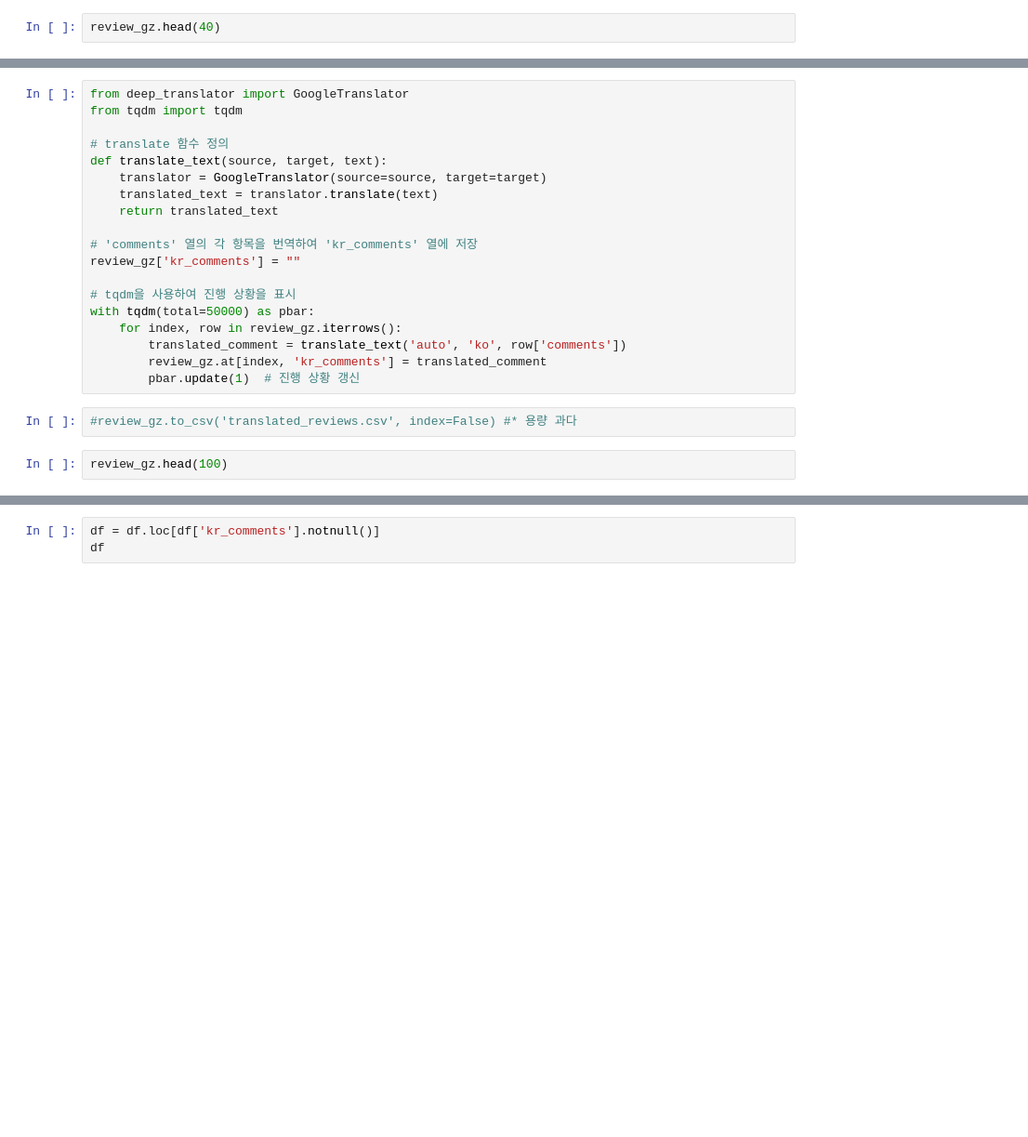
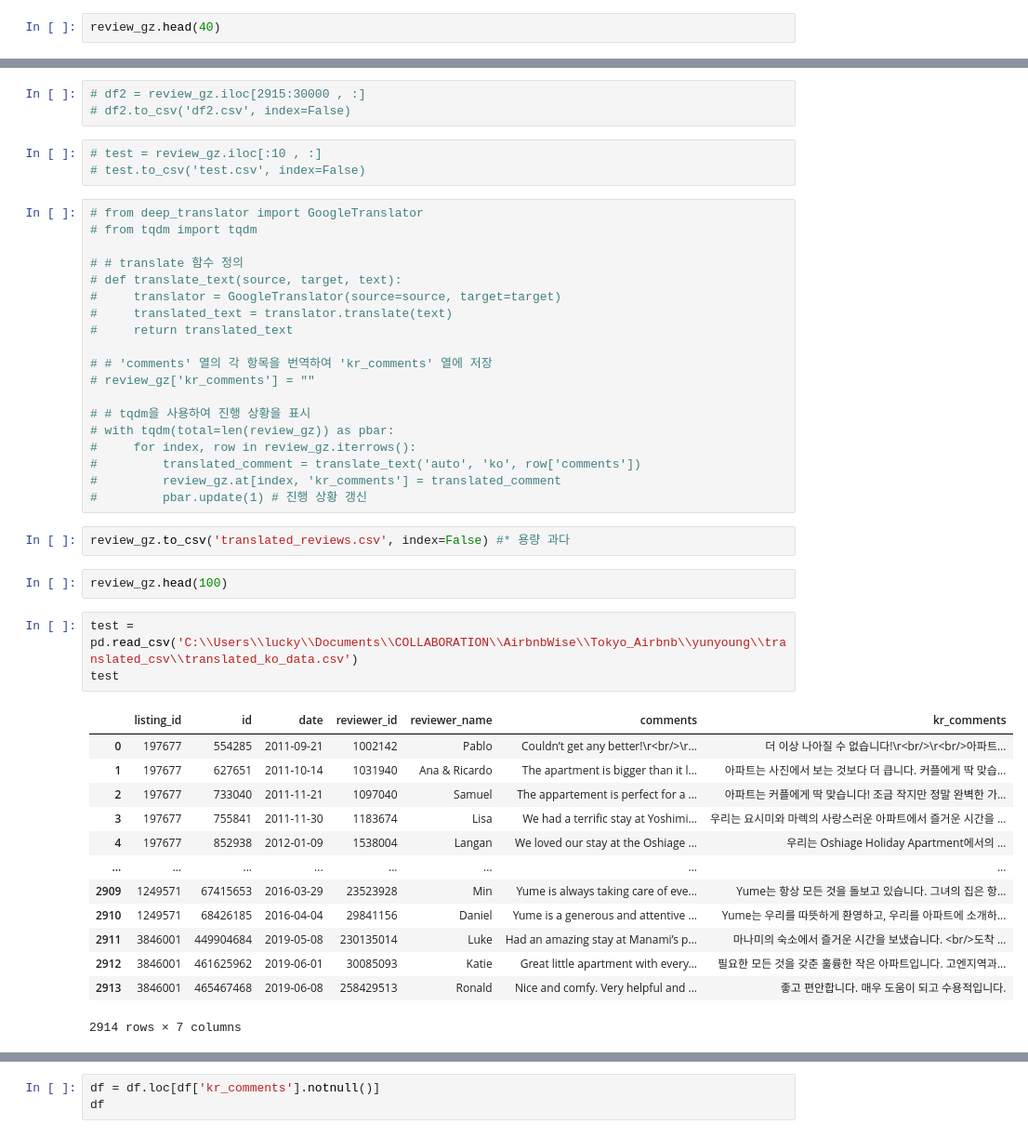
Before and after one commit to zinnie1025/AirbnbWise, a Jupyter notebook: Tokyo_Airbnb/yunyoung/Airbnb_EDA2.ipynb, the cells around one changed output, grey strips where cells are left out. Shown: that part at 93% size. Drawn from its saved outputs; the diff is of its cells as text; blank space fills up the shorter version.

```diff
--- a/Tokyo_Airbnb/yunyoung/Airbnb_EDA2.ipynb
+++ b/Tokyo_Airbnb/yunyoung/Airbnb_EDA2.ipynb
@@ -521,24 +560,47 @@ review_gz.head(40)
+# %%
+# df2 = review_gz.iloc[2915:30000 , :]
+# df2.to_csv('df2.csv', index=False)
+# %%
+# test = review_gz.iloc[:10 , :]
+# test.to_csv('test.csv', index=False)
 # %%
-from deep_translator import GoogleTranslator
-from tqdm import tqdm
+# from deep_translator import GoogleTranslator
+# from tqdm import tqdm
 
-# translate 함수 정의
-def translate_text(source, target, text):
-    translator = GoogleTranslator(source=source, target=target)
-    translated_text = translator.translate(text)
-    return translated_text
+# # translate 함수 정의
+# def translate_text(source, target, text):
+#     translator = GoogleTranslator(source=source, target=target)
+#     translated_text = translator.translate(text)
+#     return translated_text
 
-# 'comments' 열의 각 항목을 번역하여 'kr_comments' 열에 저장
-review_gz['kr_comments'] = ""
+# # 'comments' 열의 각 항목을 번역하여 'kr_comments' 열에 저장
+# review_gz['kr_comments'] = ""
 
-# tqdm을 사용하여 진행 상황을 표시
-with tqdm(total=50000) as pbar:
-    for index, row in review_gz.iterrows():
-        translated_comment = translate_text('auto', 'ko', row['comments'])
-        review_gz.at[index, 'kr_comments'] = translated_comment
-        pbar.update(1)  # 진행 상황 갱신
+# # tqdm을 사용하여 진행 상황을 표시
+# with tqdm(total=len(review_gz)) as pbar:
+#     for index, row in review_gz.iterrows():
+#         translated_comment = translate_text('auto', 'ko', row['comments'])
+#         review_gz.at[index, 'kr_comments'] = translated_comment
+#         pbar.update(1) # 진행 상황 갱신
 # %%
-#review_gz.to_csv('translated_reviews.csv', index=False) #* 용량 과다
+review_gz.to_csv('translated_reviews.csv', index=False) #* 용량 과다
 # %%
 review_gz.head(100)
+# %%
+test = pd.read_csv('C:\\Users\\lucky\\Documents\\COLLABORATION\\AirbnbWise\\Tokyo_Airbnb\\yunyoung\\translated_csv\\translated_ko_data.csv')
+test
+# %% [output]
+|  | listing_id | id | date | reviewer_id | reviewer_name | comments | kr_comments |
+| 0 | 197677 | 554285 | 2011-09-21 | 1002142 | Pablo | Couldn’t get any better!\r<br/>\r... | 더 이상 나아질 수 없습니다!\r<br/>\r<br/>아파트... |
+| 1 | 197677 | 627651 | 2011-10-14 | 1031940 | Ana & Ricardo | The apartment is bigger than it l... | 아파트는 사진에서 보는 것보다 더 큽니다. 커플에게 딱 맞습... |
+| 2 | 197677 | 733040 | 2011-11-21 | 1097040 | Samuel | The appartement is perfect for a ... | 아파트는 커플에게 딱 맞습니다! 조금 작지만 정말 완벽한 가... |
+| 3 | 197677 | 755841 | 2011-11-30 | 1183674 | Lisa | We had a terrific stay at Yoshimi... | 우리는 요시미와 마렉의 사랑스러운 아파트에서 즐거운 시간을 ... |
+| 4 | 197677 | 852938 | 2012-01-09 | 1538004 | Langan | We loved our stay at the Oshiage ... | 우리는 Oshiage Holiday Apartment에서의 ... |
+| ... | ... | ... | ... | ... | ... | ... | ... |
+| 2909 | 1249571 | 67415653 | 2016-03-29 | 23523928 | Min | Yume is always taking care of eve... | Yume는 항상 모든 것을 돌보고 있습니다. 그녀의 집은 항... |
+| 2910 | 1249571 | 68426185 | 2016-04-04 | 29841156 | Daniel | Yume is a generous and attentive ... | Yume는 우리를 따뜻하게 환영하고, 우리를 아파트에 소개하... |
+| 2911 | 3846001 | 449904684 | 2019-05-08 | 230135014 | Luke | Had an amazing stay at Manami’s p... | 마나미의 숙소에서 즐거운 시간을 보냈습니다. <br/>도착 ... |
+| 2912 | 3846001 | 461625962 | 2019-06-01 | 30085093 | Katie | Great little apartment with every... | 필요한 모든 것을 갖춘 훌륭한 작은 아파트입니다. 고엔지역과... |
+| 2913 | 3846001 | 465467468 | 2019-06-08 | 258429513 | Ronald | Nice and comfy. Very helpful and ... | 좋고 편안합니다. 매우 도움이 되고 수용적입니다. |
+2914 rows × 7 columns
 # %%
```
Also changed, not shown: parts of 10 cells of this notebook, 2 other files.
